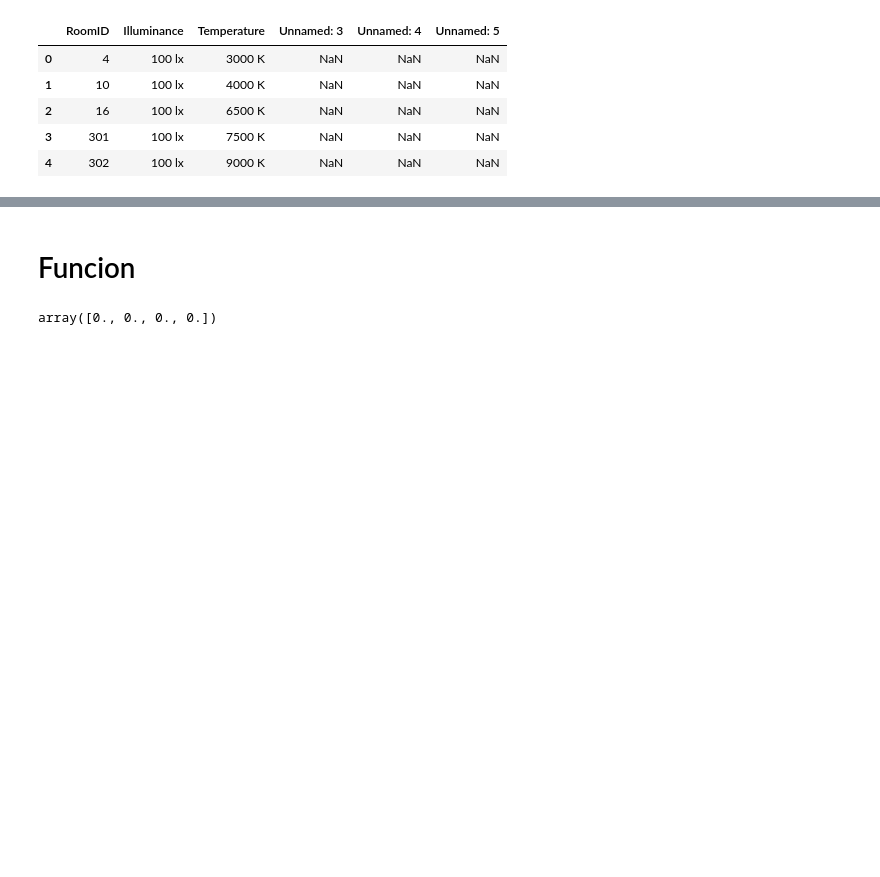
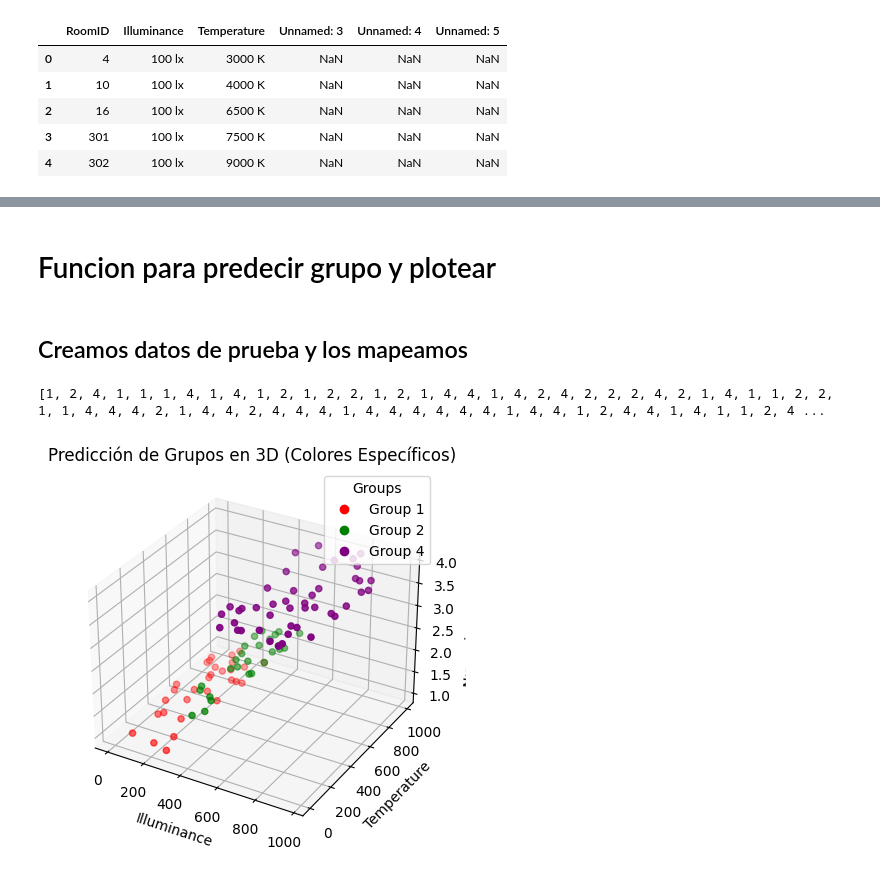
Before and after one commit to alonsoaf777/MachineLearning, a Jupyter notebook: Classification.IPYNB, the cells around one changed output, grey strips where cells are left out. Saved outputs shown, nothing was run; the diff lists cells and outputs as text; code cells hidden in the pictures; blank space fills up the shorter version.

```diff
--- a/Classification.IPYNB
+++ b/Classification.IPYNB
@@ -280,19 +227,2 @@ plt.show()
-# %% [markdown]
-# Funcion
-# %%
-def predecir_grupo(iluminancia, temperatura, modelo):
-    # Crear un DataFrame con las variables de entrada
-    datos = pd.DataFrame({'Illuminance': [iluminancia], 'Temperature': [temperatura]})
-
-    # Realizar la predicción utilizando el modelo
-    predicciones = modelo.predict(datos)
-
-    return predicciones[0]
-
-# Ejemplo de uso:
-iluminancia_input = 500  # reemplaza con el valor real
-temperatura_input = 4000 # reemplaza con el valor real
-
-predecir_grupo(iluminancia_input,temperatura_input, model)
-# %% [output]
-array([0., 0., 0., 0.])
+# %% [markdown]
+# Funcion para predecir grupo y plotear
@@ -298,0 +250,38 @@ array([0., 0., 0., 0.])
+# %% [markdown]
+## Creamos datos de prueba y los mapeamos
+# %%
+# Ejemplo de uso
+np.random.seed(42)
+num_muestras = 100
+iluminancias = np.random.randint(0, 1000, num_muestras)
+temperaturas = np.random.randint(0, 1000, num_muestras)
+
+# Aplicar la función de predicción a los datos de ejemplo
+predicciones = [predecir_grupo(iluminancia, temperatura, model) for iluminancia, temperatura in zip(iluminancias, temperaturas)]
+# Mapear los grupos predichos a valores numéricos
+numeric_predictions = [map_to_numeric(prediccion) for prediccion in predicciones]
+#Mostramos las predicciones del modelo para los datos de prueba
+print(numeric_predictions)
+# %% [output]
+[1, 2, 4, 1, 1, 1, 4, 1, 4, 1, 2, 1, 2, 2, 1, 2, 1, 4, 4, 1, 4, 2, 4, 2, 2, 2, 4, 2, 1, 4, 1, 1, 2, 2, 1, 1, 4, 4, 4, 2, 1, 4, 4, 2, 4, 4, 4, 1, 4, 4, 4, 4, 4, 4, 1, 4, 4, 1, 2, 4, 4, 1, 4, 1, 1, 2, 4 ...
+# %%
+# Asignar un color a cada grupo
+colors = [assign_color(group) for group in numeric_predictions]
+
+# Crear un gráfico 3D con colores diferentes para cada grupo predicho
+fig = plt.figure()
+ax = fig.add_subplot(111, projection='3d')
+scatter = ax.scatter(iluminancias, temperaturas, numeric_predictions, c=colors, marker='o')
+
+ax.set_xlabel('Illuminance')
+ax.set_ylabel('Temperature')
+ax.set_zlabel('Numeric Prediction')
+
+# Añadir leyenda para los colores de los grupos
+legend_elements = [plt.Line2D([0], [0], marker='o', color=colors[i], label=f'Group {numeric_predictions[i]}', linestyle='None') for i in range(len(set(numeric_predictions)))]
+ax.legend(handles=legend_elements, title='Groups', loc='upper right')
+
+plt.title('Predicción de Grupos en 3D (Colores Específicos)')
+plt.show()
+# %% [output]
+[figure, added]
```
Also changed, not shown: parts of 42 cells of this notebook.
